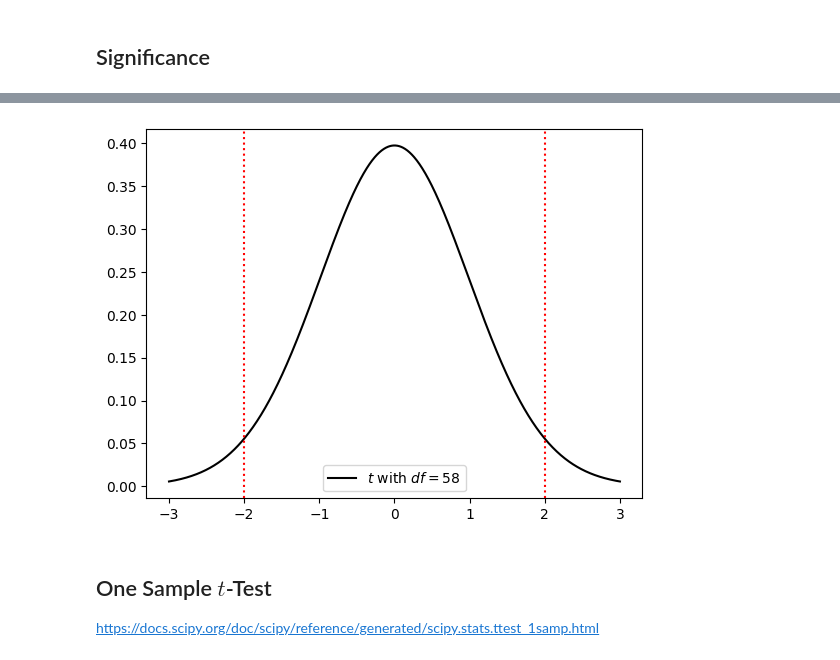
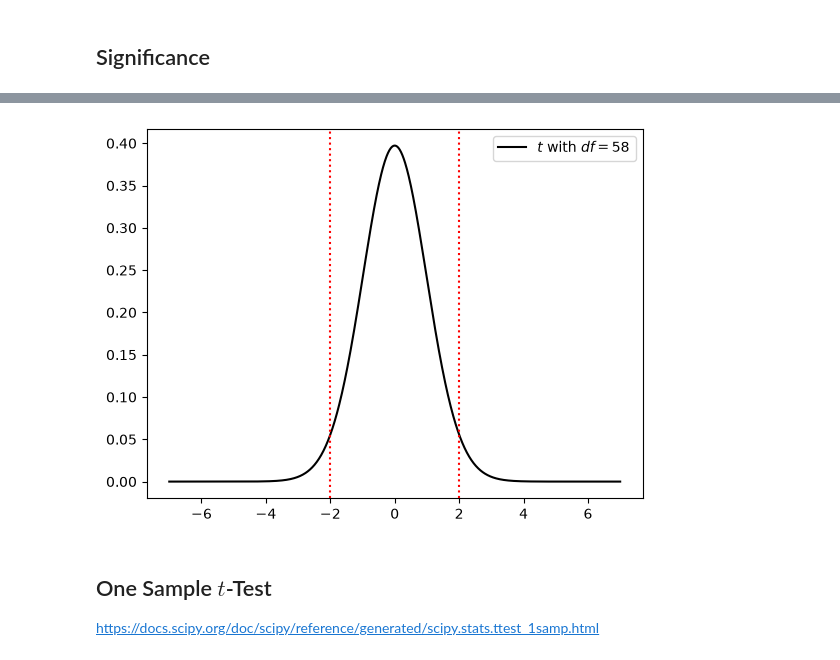
Before and after one commit to ianmcloughlin/applied-statistics, a Jupyter notebook: notes/t-tests.ipynb, the cells around one changed output, grey strips where cells are left out. Saved outputs shown, nothing was run; the diff lists cells and outputs as text; code cells hidden in the pictures.

```diff
--- a/notes/t-tests.ipynb
+++ b/notes/t-tests.ipynb
@@ -110,21 +112,21 @@ stats.t.ppf(0.025, df=58), stats.t.ppf(0.975, df=58)
 # %%
 # Figure, axes.
 fig, ax = plt.subplots()
 
 # X values.
-x = np.linspace(-3.0, 3.0, 1000)
+x = np.linspace(-7.0, 7.0, 1001)
 
 # t distribution.
 ax.plot(x, stats.t.pdf(x, df=58), 'k', label=r'$t$ with $df=58$')
 
 # 0.05 cut offs.
 ax.axvline(stats.t.ppf(0.025, df=58), color='r', linestyle=':')
 ax.axvline(stats.t.ppf(0.975, df=58), color='r', linestyle=':')
 
 # Legend.
 ax.legend();
 # %% [output]
-[figure, old version]
+[figure, new version]
 # %% [markdown]
 ## One Sample $t$-Test
 
```
Also changed, not shown: parts of 14 cells of this notebook.
